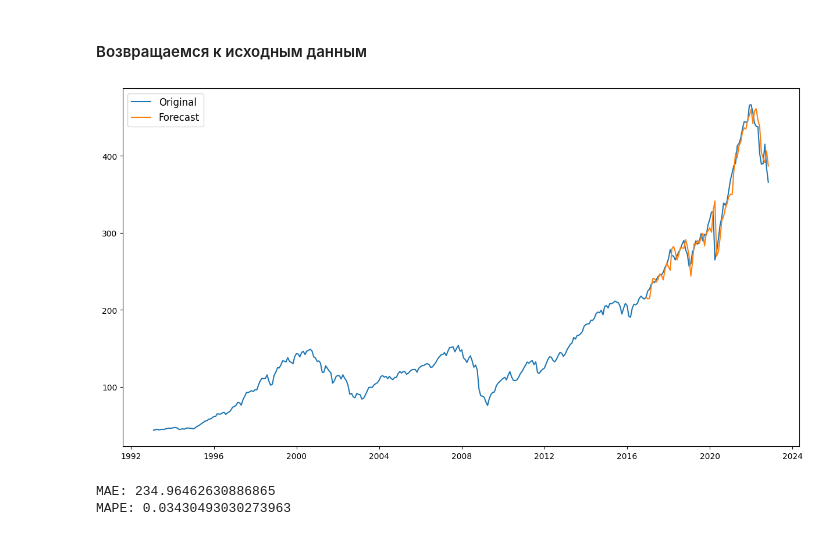
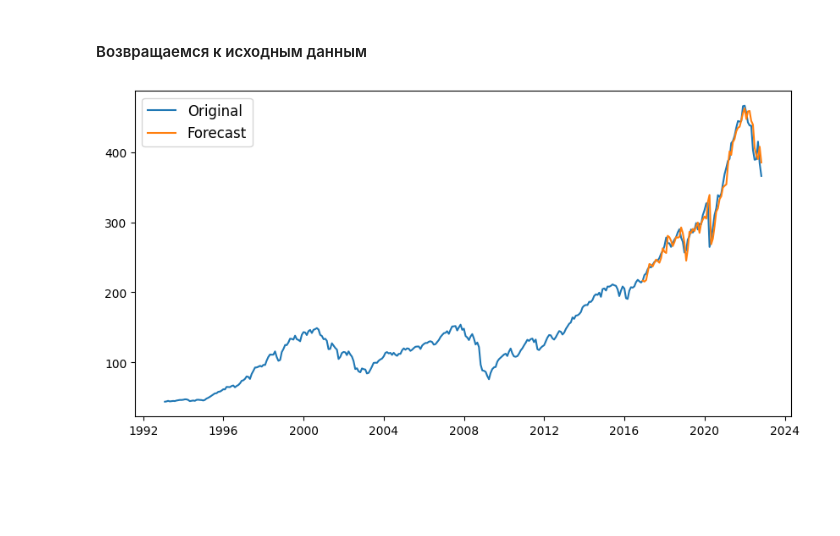
Before and after one commit to mokaruuns/education_itmo, a Jupyter notebook: da/lab2/01.ipynb, the cells around one changed output. Saved outputs shown, nothing was run; the diff lists cells and outputs as text; code cells hidden in the pictures; blank space fills up the shorter version.

```diff
--- a/da/lab2/01.ipynb
+++ b/da/lab2/01.ipynb
@@ -157,6 +157,6 @@ plt.show()
 # %% [markdown]
 #### Обучим модель SARIMAX и получим prediction
 # %%
-model = auto_arima(d_train, start_p=1, start_q=1, test='adf', max_p=2, max_q=1, m=12,
-           start_P=0, max_P=1, max_Q=1, d=0, D=1, seasonal=True, error_action ='ignore', supress_warnings=True, trace=True)
-prediction = model.predict(n_periods=len(d_test))
+model = auto_arima(d_train, start_p=1, start_q=1, test='adf', max_p=3, max_q=3, m=12,
+           start_P=0, max_P=2, max_Q=2, d=0, D=1, seasonal=True, error_action ='ignore', supress_warnings=True)
+prediction_sarima = model.predict(n_periods=len(d_test))
@@ -181,22 +163,17 @@ Total fit time: 67.518 seconds
 # %% [markdown]
 #### Возвращаемся к исходным данным
 # %%
-normal_prediction = undiff(month_series[train_size:], prediction).apply(lambda x: np.exp(x))
+def get_normal_prediction(test, diff):
+    return undiff(test, diff).apply(lambda x: np.exp(x))
 # %%
-
-plt.figure(figsize=(15, 8))
+normal_prediction_sarima = get_normal_prediction(month_series_ln[train_size:], prediction_sarima)
+plt.figure(figsize=(10, 5))
 plt.plot(month_series, label = "Original")
-plt.plot(normal_prediction, label = "Forecast")
+plt.plot(normal_prediction_sarima, label = "Forecast")
 plt.legend(fontsize=12)
 plt.show()
 # %% [output]
-[figure, old version]
+[figure, new version]
-# %%
-print("MAE: {}".format(mean_squared_error(month_series[train_size:], normal_prediction)))
-print("MAPE: {}".format(mean_absolute_percentage_error(month_series[train_size:], normal_prediction)))
-# %% [output]
-MAE: 234.96462630886865
-MAPE: 0.03430493030273963
 # %%
 def HolterWinter(data, L, alpha, beta, gamma, m):
     # находим изначальные сезонности
```
Also changed, not shown: parts of 7 cells of this notebook.
